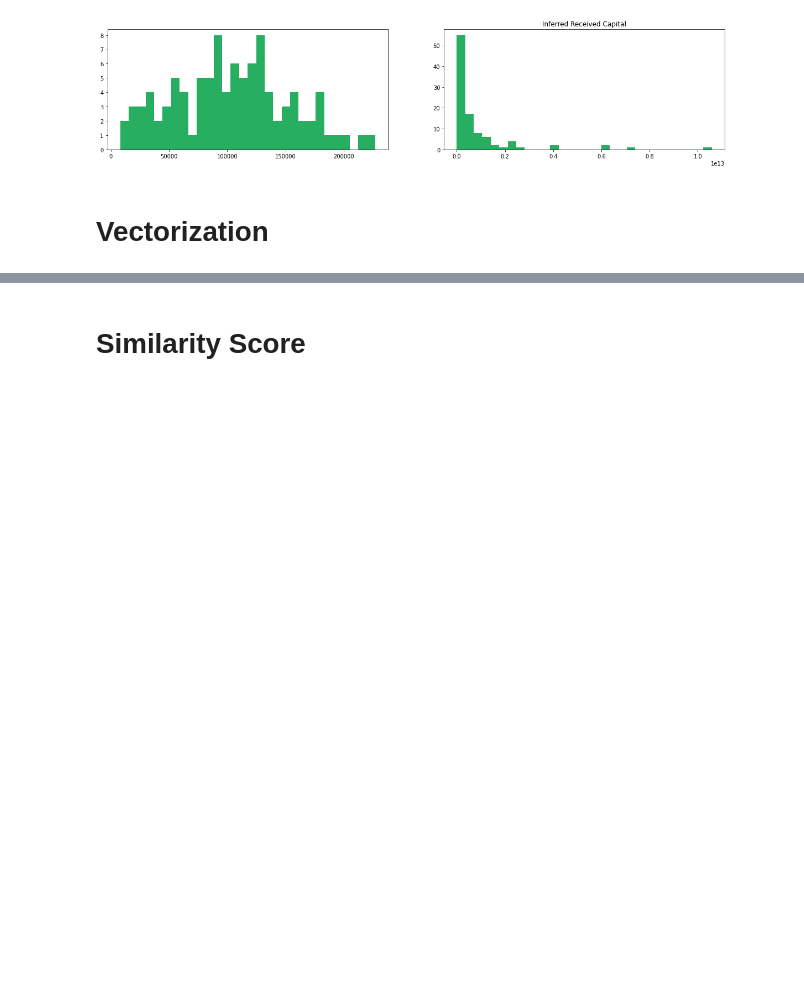
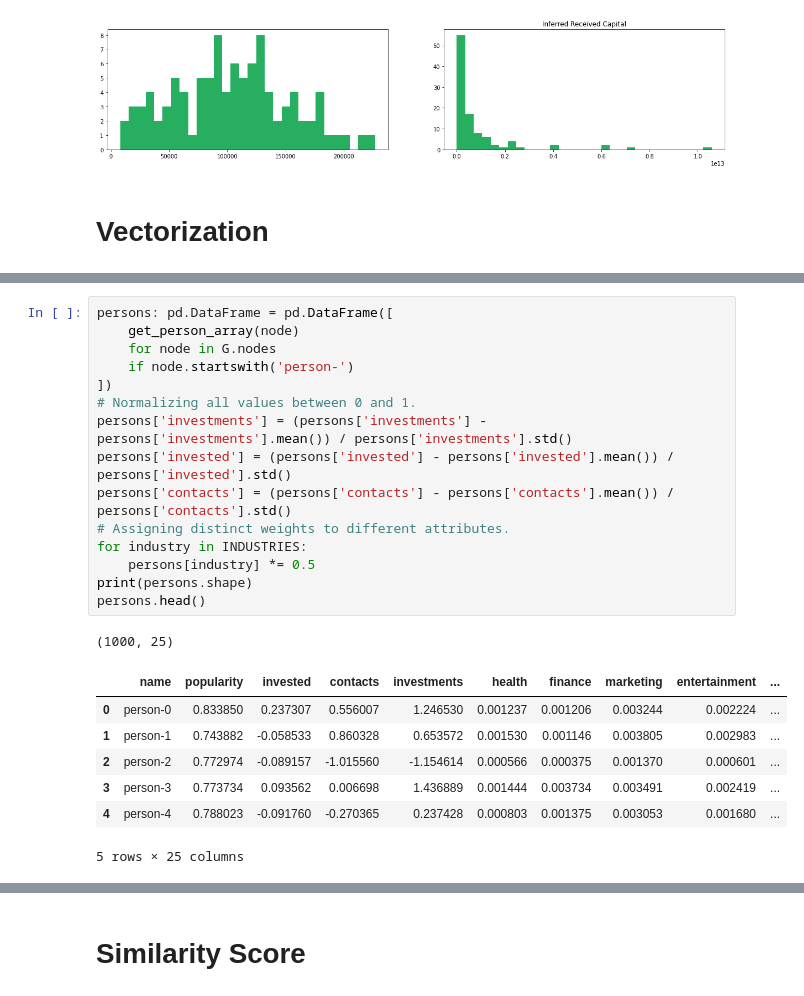
Before and after one commit to MartinCastroAlvarez/python-deep-learning-algorithms, a Jupyter notebook: portfolio.ipynb, the cells around one changed output, grey strips where cells are left out. Cells and saved outputs as stored; diff of their text form; blank space fills up the shorter version.

```diff
--- a/portfolio.ipynb
+++ b/portfolio.ipynb
@@ -541,0 +497,24 @@ companies.head(10)
+# %%
+persons: pd.DataFrame = pd.DataFrame([
+    get_person_array(node)
+    for node in G.nodes
+    if node.startswith('person-')
+])
+# Normalizing all values between 0 and 1.
+persons['investments'] = (persons['investments'] - persons['investments'].mean()) / persons['investments'].std()
+persons['invested'] = (persons['invested'] - persons['invested'].mean()) / persons['invested'].std()
+persons['contacts'] = (persons['contacts'] - persons['contacts'].mean()) / persons['contacts'].std()
+# Assigning distinct weights to different attributes.
+for industry in INDUSTRIES:
+    persons[industry] *= 0.5
+print(persons.shape)
+persons.head()
+# %% [output]
+(1000, 25)
+|  | name | popularity | invested | contacts | investments | health | finance | marketing | entertainment | ... |
+| 0 | person-0 | 0.833850 | 0.237307 | 0.556007 | 1.246530 | 0.001237 | 0.001206 | 0.003244 | 0.002224 | ... |
+| 1 | person-1 | 0.743882 | -0.058533 | 0.860328 | 0.653572 | 0.001530 | 0.001146 | 0.003805 | 0.002983 | ... |
+| 2 | person-2 | 0.772974 | -0.089157 | -1.015560 | -1.154614 | 0.000566 | 0.000375 | 0.001370 | 0.000601 | ... |
+| 3 | person-3 | 0.773734 | 0.093562 | 0.006698 | 1.436889 | 0.001444 | 0.003734 | 0.003491 | 0.002419 | ... |
+| 4 | person-4 | 0.788023 | -0.091760 | -0.270365 | 0.237428 | 0.000803 | 0.001375 | 0.003053 | 0.001680 | ... |
+5 rows × 25 columns
```
Also changed, not shown: parts of 24 cells of this notebook, 2 other files.
